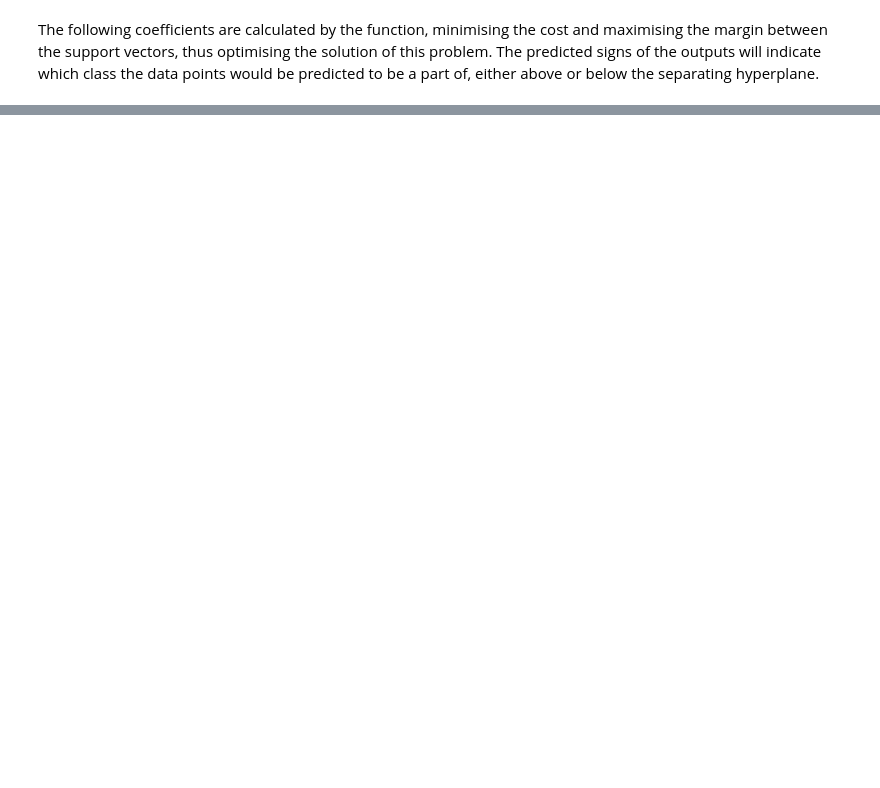
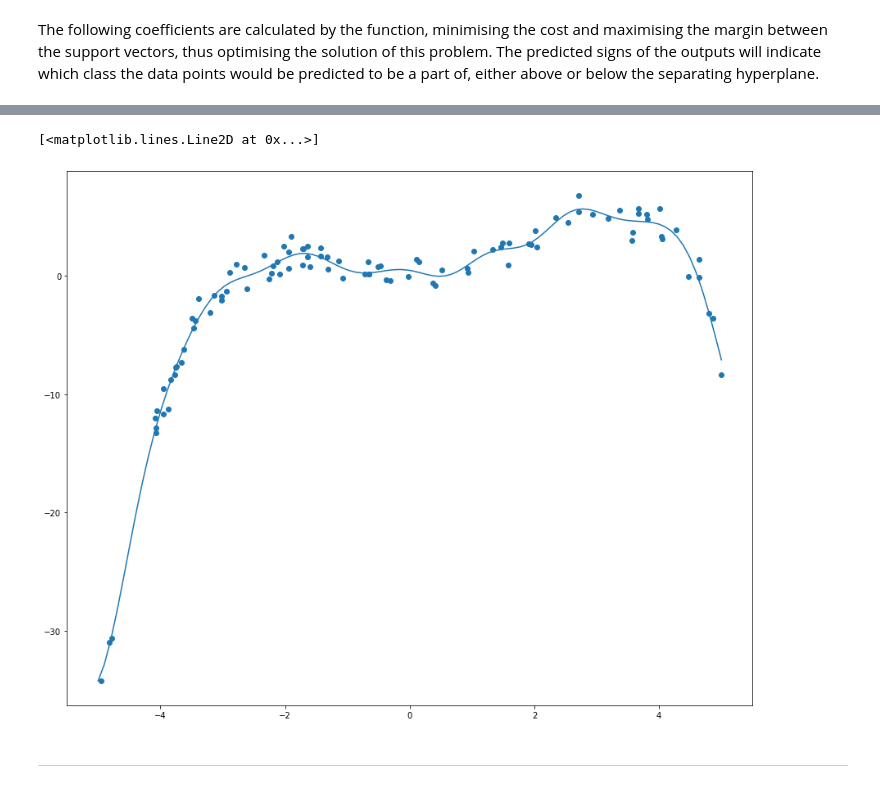
Before and after one commit to WSU-Data-Science/report-on-assignment-topic-2-shairaviaje, a Jupyter notebook: Reproducing kernel Hilbert space.ipynb, the cells around one changed output, grey strips where cells are left out. Drawn from its saved outputs; the diff is of its cells as text; code cells hidden in the pictures; blank space fills up the shorter version.

```diff
--- a/Reproducing kernel Hilbert space.ipynb
+++ b/Reproducing kernel Hilbert space.ipynb
@@ -763,3 +877,35 @@ $$ \hat{\alpha} = (K + \gamma I )^{-1}Y. $$
+# %%
+from sklearn import kernel_ridge
+
+lambda_val = 0.01
+gamma = 1
+
+m = 100
+x_train = np.random.rand(m)*10 - 5
+
+x_test  = np.linspace(-5, 5, 100)
+m_test  = len(x_test);
+
+def f(x):
+    return 0.1*(x + x**2 + 8*x + 0.2*x**2 - 0.7*x**3)*x
+
+y_train = f(x_train) + np.random.randn(m)   # add some noise
+
+x_train = x_train.reshape(-1, 1)
+x_test  = x_test.reshape(-1, 1)
+
+# fitting using kernel ridge regression
+clf = kernel_ridge.KernelRidge(alpha=lambda_val, kernel='rbf', gamma=gamma)
+clf.fit(x_train, y_train)
+
+y_test = clf.predict(x_test)
+plt.scatter(x_train, y_train)
+plt.plot(x_test, y_test)
+# %% [output]
+[<matplotlib.lines.Line2D at 0x...>]
+[figure, added]
+# %% [markdown]
+------
 # %% [markdown]
 ## RKHS, Representer Theorem and ReLu Activation Function
 
```
Also changed, not shown: parts of 61 cells of this notebook, 2 other files.
